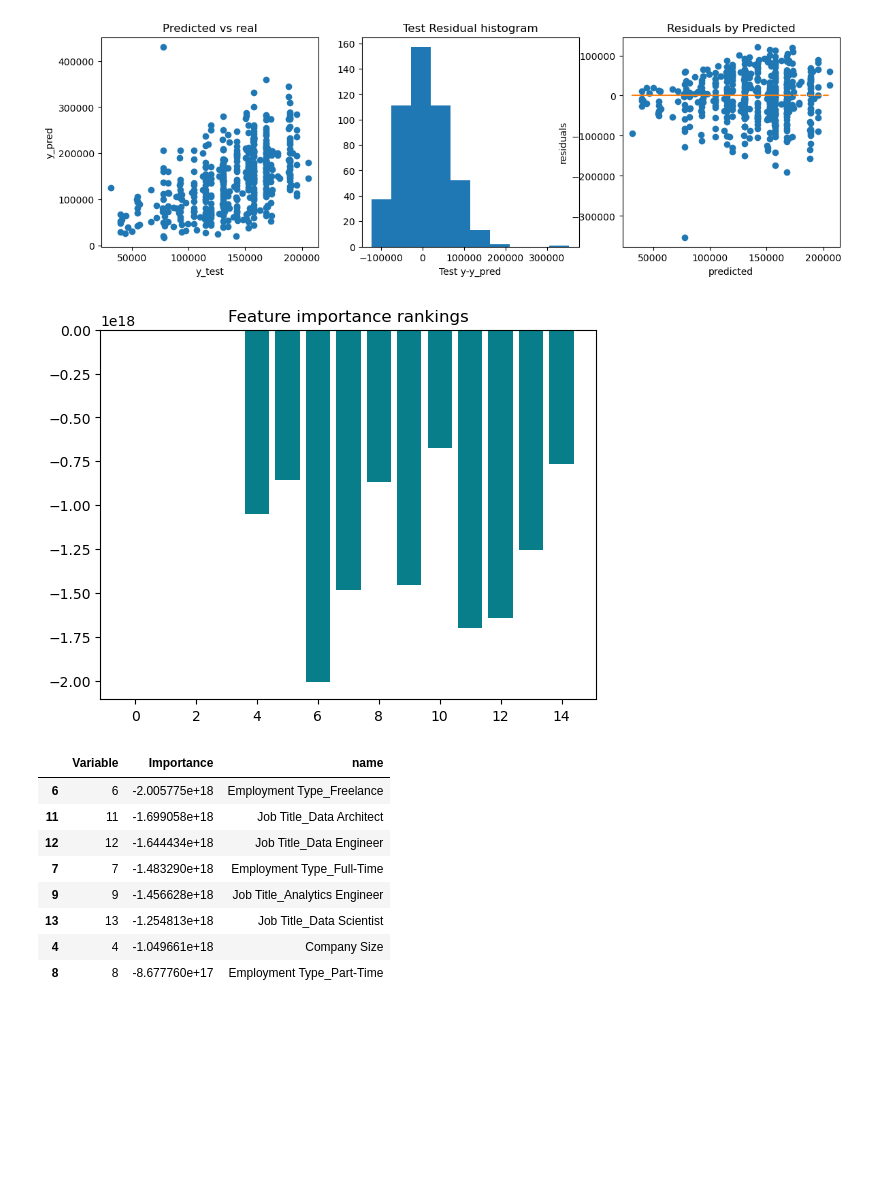
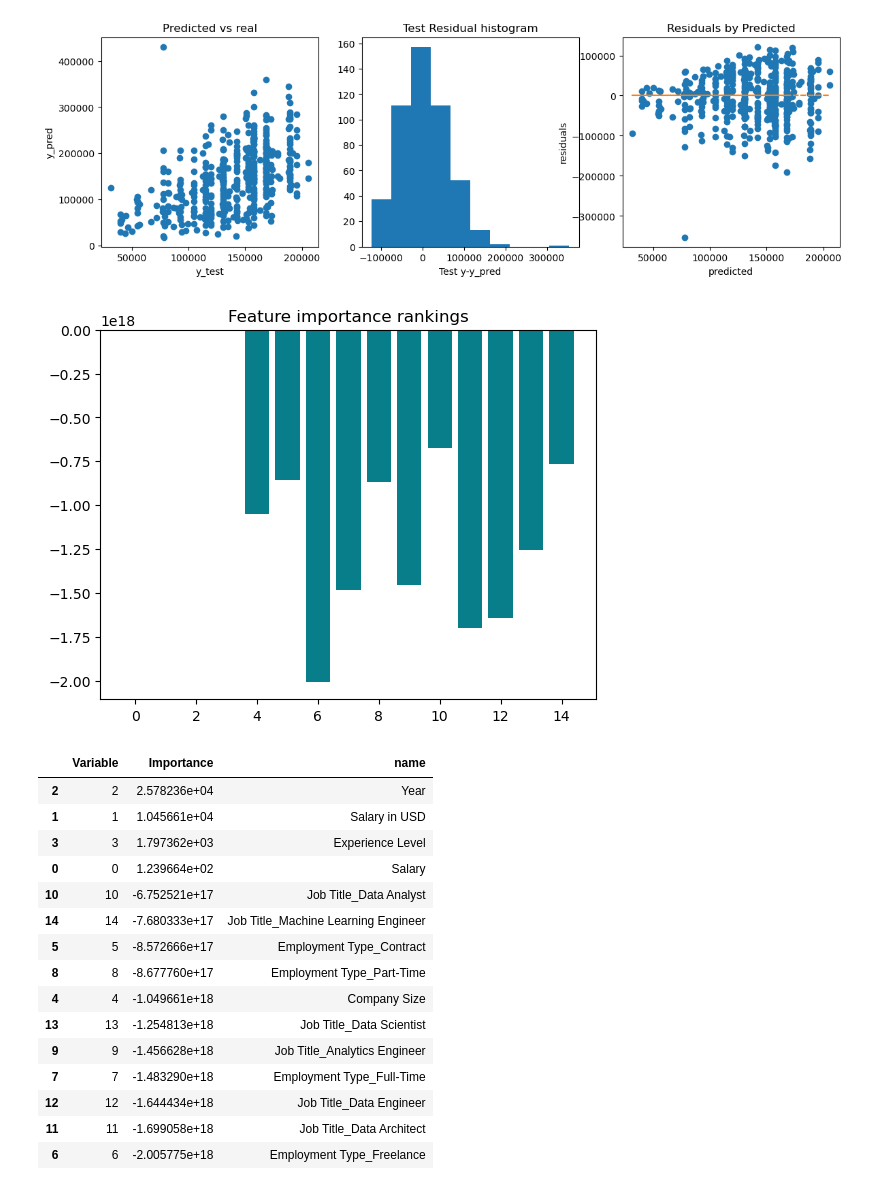
Before and after one commit to Frussen/salary_predictor, a Jupyter notebook: forecasting_salary_model.ipynb, the cells around one changed output. Drawn from its saved outputs; the diff is of its cells as text; code cells hidden in the pictures; blank space fills up the shorter version.

```diff
--- a/forecasting_salary_model.ipynb
+++ b/forecasting_salary_model.ipynb
@@ -193,28 +193,35 @@ ax[2].plot(y_pred,np.zeros(len(y_pred)),linestyle='dashed')
 # %%
 feature_importances = pd.DataFrame(data={
     'Variable': pd.DataFrame(X_train_scaled).columns,
     #'Importance': abs(model.coef_.reshape(len(pd.DataFrame(X_train_scaled).columns),))
     'Importance': model.coef_.reshape(len(pd.DataFrame(X_train_scaled).columns),)
 })
 feature_importances = feature_importances.sort_values(by='Importance', ascending=False)
 
 plt.bar(x=feature_importances['Variable'].iloc[:], height=feature_importances['Importance'].iloc[:], color='#087E8B')
 plt.title('Feature importance rankings', size=12)
 plt.xticks(rotation='horizontal')
 plt.show()
 
-important_features = feature_importances.sort_values('Importance', ascending=True).head(8)
+important_features = feature_importances.sort_values('Importance', ascending=False).head(15)
 features = all_data.columns
 important_features['name'] = features[important_features['Variable']]
 important_features
 # %% [output]
 [figure]
 |  | Variable | Importance | name |
+| 2 | 2 | 2.578236e+04 | Year |
+| 1 | 1 | 1.045661e+04 | Salary in USD |
+| 3 | 3 | 1.797362e+03 | Experience Level |
+| 0 | 0 | 1.239664e+02 | Salary |
+| 10 | 10 | -6.752521e+17 | Job Title_Data Analyst |
+| 14 | 14 | -7.680333e+17 | Job Title_Machine Learning Engineer |
+| 5 | 5 | -8.572666e+17 | Employment Type_Contract |
+| 8 | 8 | -8.677760e+17 | Employment Type_Part-Time |
+| 4 | 4 | -1.049661e+18 | Company Size |
+| 13 | 13 | -1.254813e+18 | Job Title_Data Scientist |
+| 9 | 9 | -1.456628e+18 | Job Title_Analytics Engineer |
+| 7 | 7 | -1.483290e+18 | Employment Type_Full-Time |
+| 12 | 12 | -1.644434e+18 | Job Title_Data Engineer |
+| 11 | 11 | -1.699058e+18 | Job Title_Data Architect |
 | 6 | 6 | -2.005775e+18 | Employment Type_Freelance |
-| 11 | 11 | -1.699058e+18 | Job Title_Data Architect |
-| 12 | 12 | -1.644434e+18 | Job Title_Data Engineer |
-| 7 | 7 | -1.483290e+18 | Employment Type_Full-Time |
-| 9 | 9 | -1.456628e+18 | Job Title_Analytics Engineer |
-| 13 | 13 | -1.254813e+18 | Job Title_Data Scientist |
-| 4 | 4 | -1.049661e+18 | Company Size |
-| 8 | 8 | -8.677760e+17 | Employment Type_Part-Time |
```
Also changed, not shown: parts of 4 cells of this notebook, 4 other files.
